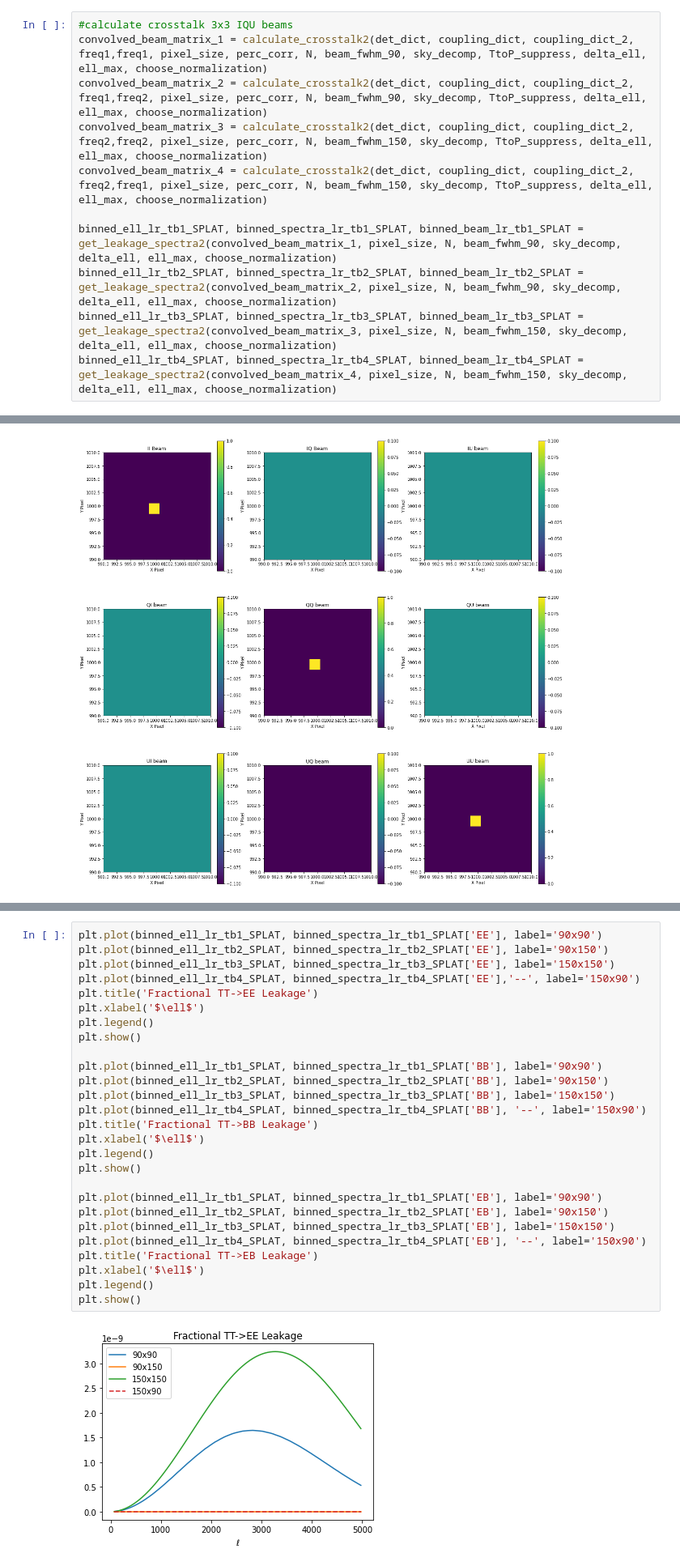
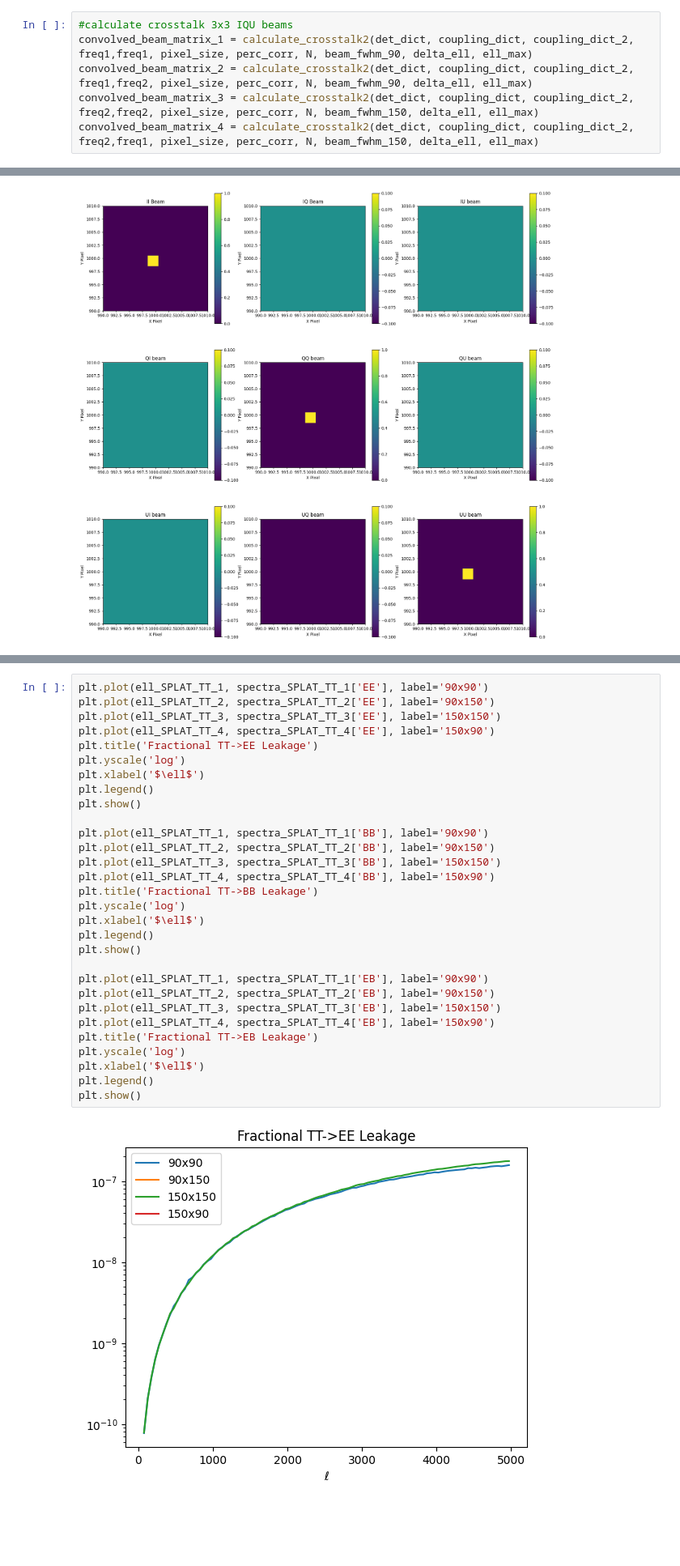
Before and after one commit to CMB-S4/map_multi_tool, a Jupyter notebook: crosstalk/calculate_inductive_crosstalk.ipynb, the cells around one changed output, grey strips where cells are left out. Shown at 81% size. Saved outputs shown, nothing was run; the diff lists cells and outputs as text; blank space fills up the shorter version.

```diff
--- a/crosstalk/calculate_inductive_crosstalk.ipynb
+++ b/crosstalk/calculate_inductive_crosstalk.ipynb
@@ -1741,15 +1893,10 @@ for Freq1 in freqs:
                 coupling_dict2[(Freq1,Freq2)][det] = 'na'
 # %%
 #calculate crosstalk 3x3 IQU beams
-convolved_beam_matrix_1 = calculate_crosstalk2(det_dict, coupling_dict, coupling_dict_2, freq1,freq1, pixel_size, perc_corr, N, beam_fwhm_90, sky_decomp, TtoP_suppress, delta_ell, ell_max, choose_normalization)
-convolved_beam_matrix_2 = calculate_crosstalk2(det_dict, coupling_dict, coupling_dict_2, freq1,freq2, pixel_size, perc_corr, N, beam_fwhm_90, sky_decomp, TtoP_suppress, delta_ell, ell_max, choose_normalization)
-convolved_beam_matrix_3 = calculate_crosstalk2(det_dict, coupling_dict, coupling_dict_2, freq2,freq2, pixel_size, perc_corr, N, beam_fwhm_150, sky_decomp, TtoP_suppress, delta_ell, ell_max, choose_normalization)
-convolved_beam_matrix_4 = calculate_crosstalk2(det_dict, coupling_dict, coupling_dict_2, freq2,freq1, pixel_size, perc_corr, N, beam_fwhm_150, sky_decomp, TtoP_suppress, delta_ell, ell_max, choose_normalization)
-
-binned_ell_lr_tb1_SPLAT, binned_spectra_lr_tb1_SPLAT, binned_beam_lr_tb1_SPLAT = get_leakage_spectra2(convolved_beam_matrix_1, pixel_size, N, beam_fwhm_90, sky_decomp, delta_ell, ell_max, choose_normalization)
-binned_ell_lr_tb2_SPLAT, binned_spectra_lr_tb2_SPLAT, binned_beam_lr_tb2_SPLAT = get_leakage_spectra2(convolved_beam_matrix_2, pixel_size, N, beam_fwhm_90, sky_decomp, delta_ell, ell_max, choose_normalization)
-binned_ell_lr_tb3_SPLAT, binned_spectra_lr_tb3_SPLAT, binned_beam_lr_tb3_SPLAT = get_leakage_spectra2(convolved_beam_matrix_3, pixel_size, N, beam_fwhm_150, sky_decomp, delta_ell, ell_max, choose_normalization)
-binned_ell_lr_tb4_SPLAT, binned_spectra_lr_tb4_SPLAT, binned_beam_lr_tb4_SPLAT = get_leakage_spectra2(convolved_beam_matrix_4, pixel_size, N, beam_fwhm_150, sky_decomp, delta_ell, ell_max, choose_normalization)
+convolved_beam_matrix_1 = calculate_crosstalk2(det_dict, coupling_dict, coupling_dict_2, freq1,freq1, pixel_size, perc_corr, N, beam_fwhm_90, delta_ell, ell_max)
+convolved_beam_matrix_2 = calculate_crosstalk2(det_dict, coupling_dict, coupling_dict_2, freq1,freq2, pixel_size, perc_corr, N, beam_fwhm_90, delta_ell, ell_max)
+convolved_beam_matrix_3 = calculate_crosstalk2(det_dict, coupling_dict, coupling_dict_2, freq2,freq2, pixel_size, perc_corr, N, beam_fwhm_150, delta_ell, ell_max)
+convolved_beam_matrix_4 = calculate_crosstalk2(det_dict, coupling_dict, coupling_dict_2, freq2,freq1, pixel_size, perc_corr, N, beam_fwhm_150, delta_ell, ell_max)
 # %% [output]
 [figure]
 [figure]
@@ -1758,29 +1926,32 @@ binned_ell_lr_tb4_SPLAT, binned_spectra_lr_tb4_SPLAT, binned_beam_lr_tb4_SPLAT =
 # %%
-plt.plot(binned_ell_lr_tb1_SPLAT, binned_spectra_lr_tb1_SPLAT['EE'], label='90x90')
-plt.plot(binned_ell_lr_tb2_SPLAT, binned_spectra_lr_tb2_SPLAT['EE'], label='90x150')
-plt.plot(binned_ell_lr_tb3_SPLAT, binned_spectra_lr_tb3_SPLAT['EE'], label='150x150')
-plt.plot(binned_ell_lr_tb4_SPLAT, binned_spectra_lr_tb4_SPLAT['EE'],'--', label='150x90')
+plt.plot(ell_SPLAT_TT_1, spectra_SPLAT_TT_1['EE'], label='90x90')
+plt.plot(ell_SPLAT_TT_2, spectra_SPLAT_TT_2['EE'], label='90x150')
+plt.plot(ell_SPLAT_TT_3, spectra_SPLAT_TT_3['EE'], label='150x150')
+plt.plot(ell_SPLAT_TT_4, spectra_SPLAT_TT_4['EE'], label='150x90')
 plt.title('Fractional TT->EE Leakage')
+plt.yscale('log')
 plt.xlabel('$\ell$')
 plt.legend()
 plt.show()
 
-plt.plot(binned_ell_lr_tb1_SPLAT, binned_spectra_lr_tb1_SPLAT['BB'], label='90x90')
-plt.plot(binned_ell_lr_tb2_SPLAT, binned_spectra_lr_tb2_SPLAT['BB'], label='90x150')
-plt.plot(binned_ell_lr_tb3_SPLAT, binned_spectra_lr_tb3_SPLAT['BB'], label='150x150')
-plt.plot(binned_ell_lr_tb4_SPLAT, binned_spectra_lr_tb4_SPLAT['BB'], '--', label='150x90')
+plt.plot(ell_SPLAT_TT_1, spectra_SPLAT_TT_1['BB'], label='90x90')
+plt.plot(ell_SPLAT_TT_2, spectra_SPLAT_TT_2['BB'], label='90x150')
+plt.plot(ell_SPLAT_TT_3, spectra_SPLAT_TT_3['BB'], label='150x150')
+plt.plot(ell_SPLAT_TT_4, spectra_SPLAT_TT_4['BB'], label='150x90')
 plt.title('Fractional TT->BB Leakage')
+plt.yscale('log')
 plt.xlabel('$\ell$')
 plt.legend()
 plt.show()
 
-plt.plot(binned_ell_lr_tb1_SPLAT, binned_spectra_lr_tb1_SPLAT['EB'], label='90x90')
-plt.plot(binned_ell_lr_tb2_SPLAT, binned_spectra_lr_tb2_SPLAT['EB'], label='90x150')
-plt.plot(binned_ell_lr_tb3_SPLAT, binned_spectra_lr_tb3_SPLAT['EB'], label='150x150')
-plt.plot(binned_ell_lr_tb4_SPLAT, binned_spectra_lr_tb4_SPLAT['EB'], '--', label='150x90')
+plt.plot(ell_SPLAT_TT_1, spectra_SPLAT_TT_1['EB'], label='90x90')
+plt.plot(ell_SPLAT_TT_2, spectra_SPLAT_TT_2['EB'], label='90x150')
+plt.plot(ell_SPLAT_TT_3, spectra_SPLAT_TT_3['EB'], label='150x150')
+plt.plot(ell_SPLAT_TT_4, spectra_SPLAT_TT_4['EB'], label='150x90')
 plt.title('Fractional TT->EB Leakage')
+plt.yscale('log')
 plt.xlabel('$\ell$')
 plt.legend()
 plt.show()
 # %% [output]
-[figure, old version]
+[figure, new version]
```
Also changed, not shown: parts of 28 cells of this notebook, 5 other files.
